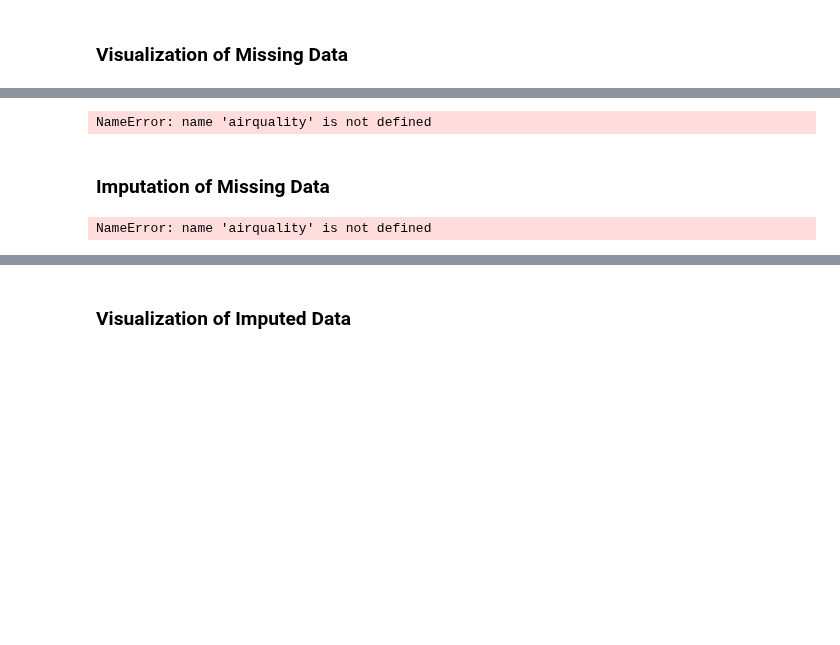
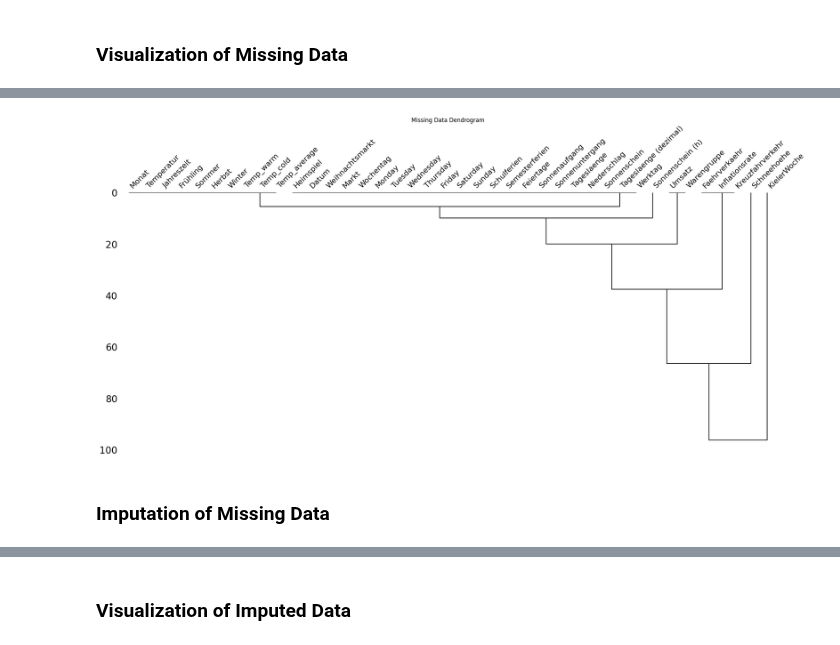
Before and after one commit to Fiesa00/DS_ML_Gr_1.5, a Jupyter notebook: missing_value_imputation.ipynb, the cells around one changed output, grey strips where cells are left out. Cells and saved outputs as stored; diff of their text form; code cells hidden in the pictures; blank space fills up the shorter version.

```diff
--- a/missing_value_imputation.ipynb
+++ b/missing_value_imputation.ipynb
@@ -67,17 +71,17 @@ plt.show()
 # %%
 
 # Dendrogram to visualize the correlation of missingness between variables
-msno.dendrogram(airquality)
+msno.dendrogram(df_merged_data)
 plt.title('Missing Data Dendrogram')
 plt.show()
 # %% [output]
-NameError: name 'airquality' is not defined
+[figure, added]
 # %% [markdown]
 ### Imputation of Missing Data
 # %%
 # Create a mask for the imputed values
-mask = airquality['Ozone'].isna()  # mask for missing values in 'Ozone'
+df_merged_data_reduced=df_merged_data.drop(['Datum', 'Faehrverkaehr', 'Jahreszeit', 'Wochentag', 'Sonnenaufgang', 'Sonnenuntergang', 'Tageslaenge'], axis=1)
+
+mask = df_merged_data_reduced.isna()  # mask for missing values in 'Ozone'
-# %% [output]
-NameError: name 'airquality' is not defined
 # %%
 # KNN imputation
```
Also changed, not shown: parts of 9 cells of this notebook.
